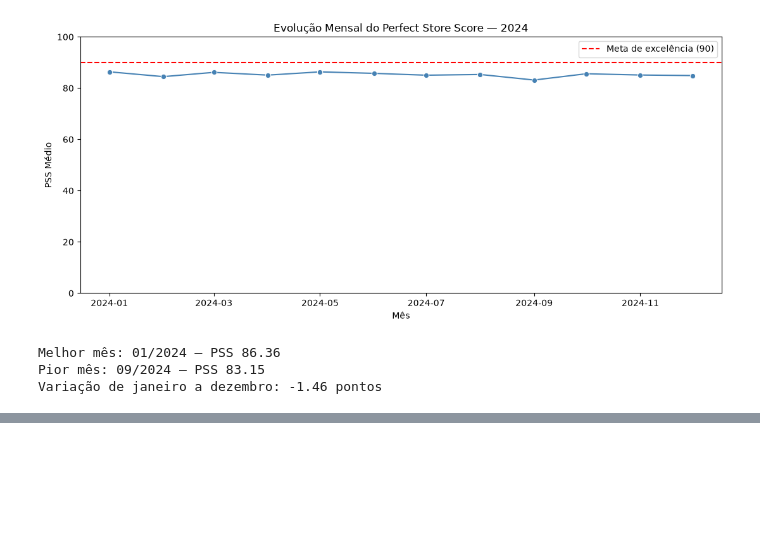
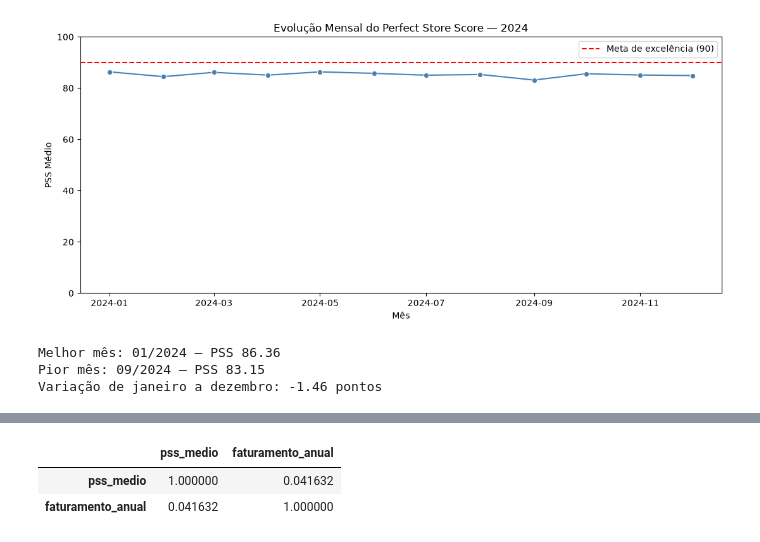
Before and after one commit to DanielDevCC26/perfect-store-analysis, a Jupyter notebook: notebooks/perfect_store_analysis.ipynb, the cells around one changed output, grey strips where cells are left out. Cells and saved outputs as stored; diff of their text form; code cells hidden in the pictures; blank space fills up the shorter version.

```diff
--- a/notebooks/perfect_store_analysis.ipynb
+++ b/notebooks/perfect_store_analysis.ipynb
@@ -507,0 +512,12 @@ Variação de janeiro a dezembro: -1.46 pontos
+# %%
+# Calcular a correlação entre PSS médio e faturamento anual
+correlacao_faturamento = ranking_filiais[
+    ["pss_medio", "faturamento_anual"]
+].corr(method="pearson")
+
+# Exibir a matriz de correlação
+correlacao_faturamento
+# %% [output]
+|  | pss_medio | faturamento_anual |
+| pss_medio | 1.000000 | 0.041632 |
+| faturamento_anual | 0.041632 | 1.000000 |
```
Also changed, not shown: parts of 6 cells of this notebook.
